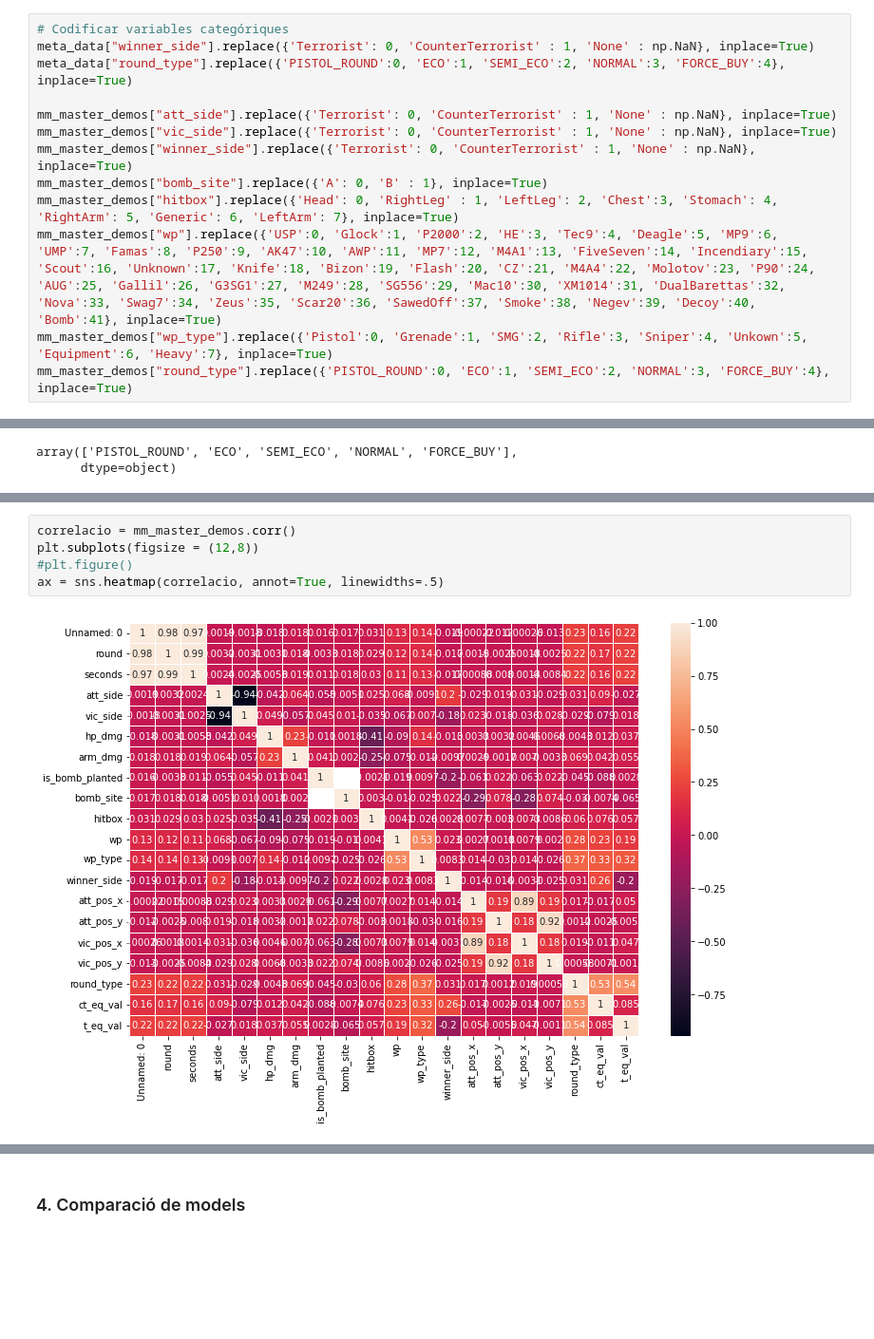
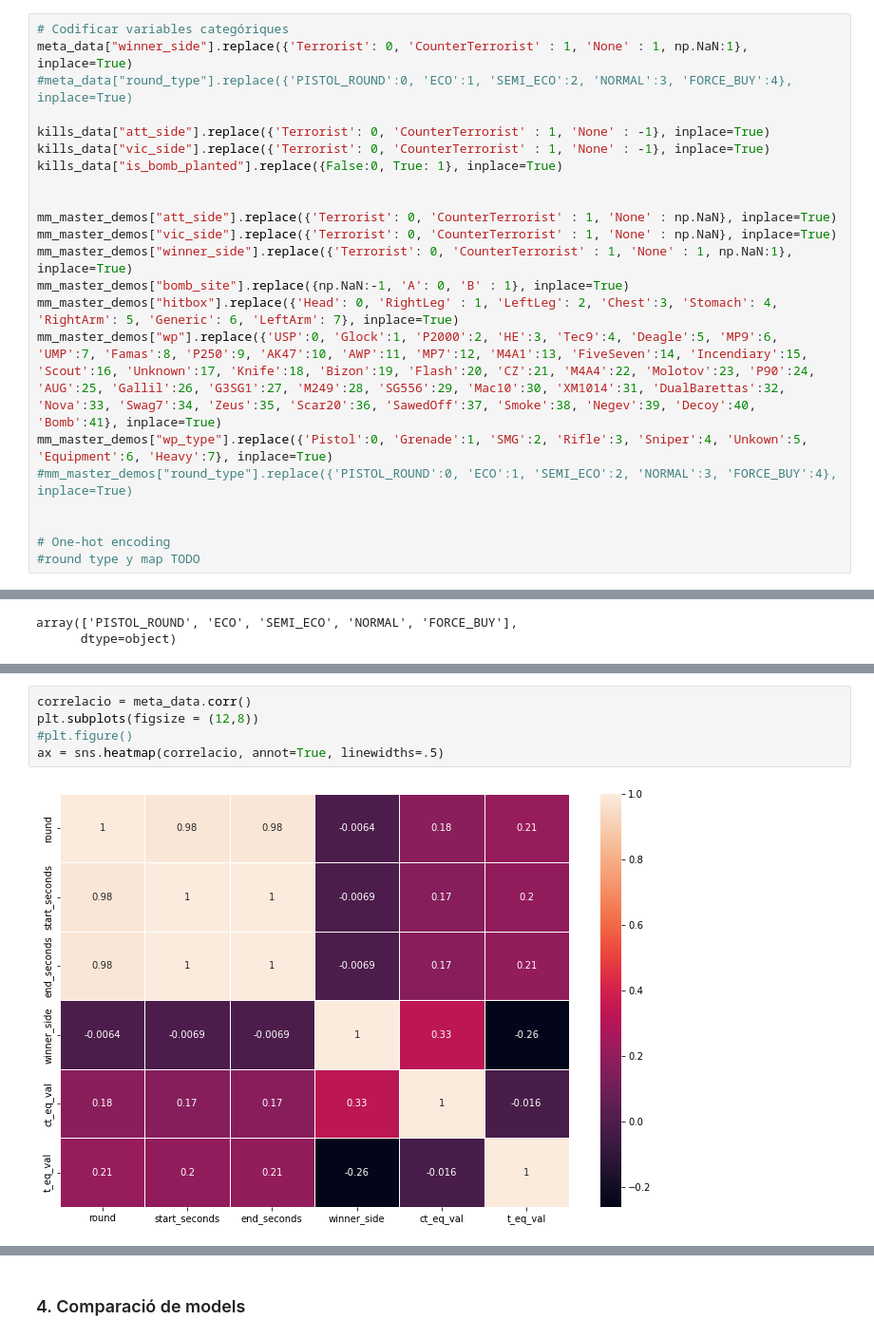
Before and after one commit to sergidiazlopez/APC-Kaggle-CSGO, a Jupyter notebook: cas-kaggle.ipynb, the cells around one changed output, grey strips where cells are left out. Shown at 95% size. Drawn from its saved outputs; the diff is of its cells as text; blank space fills up the shorter version.

```diff
--- a/cas-kaggle.ipynb
+++ b/cas-kaggle.ipynb
@@ -339,17 +339,26 @@ sns.barplot(x=side_counts.index, y=side_counts)
 [figure]
 # %%
 # Codificar variables categóriques
-meta_data["winner_side"].replace({'Terrorist': 0, 'CounterTerrorist' : 1, 'None' : np.NaN}, inplace=True)
-meta_data["round_type"].replace({'PISTOL_ROUND':0, 'ECO':1, 'SEMI_ECO':2, 'NORMAL':3, 'FORCE_BUY':4}, inplace=True)
+meta_data["winner_side"].replace({'Terrorist': 0, 'CounterTerrorist' : 1, 'None' : 1, np.NaN:1}, inplace=True)
+#meta_data["round_type"].replace({'PISTOL_ROUND':0, 'ECO':1, 'SEMI_ECO':2, 'NORMAL':3, 'FORCE_BUY':4}, inplace=True)
+
+kills_data["att_side"].replace({'Terrorist': 0, 'CounterTerrorist' : 1, 'None' : -1}, inplace=True)
+kills_data["vic_side"].replace({'Terrorist': 0, 'CounterTerrorist' : 1, 'None' : -1}, inplace=True)
+kills_data["is_bomb_planted"].replace({False:0, True: 1}, inplace=True)
+
 
 mm_master_demos["att_side"].replace({'Terrorist': 0, 'CounterTerrorist' : 1, 'None' : np.NaN}, inplace=True)
 mm_master_demos["vic_side"].replace({'Terrorist': 0, 'CounterTerrorist' : 1, 'None' : np.NaN}, inplace=True)
-mm_master_demos["winner_side"].replace({'Terrorist': 0, 'CounterTerrorist' : 1, 'None' : np.NaN}, inplace=True)
-mm_master_demos["bomb_site"].replace({'A': 0, 'B' : 1}, inplace=True)
+mm_master_demos["winner_side"].replace({'Terrorist': 0, 'CounterTerrorist' : 1, 'None' : 1, np.NaN:1}, inplace=True)
+mm_master_demos["bomb_site"].replace({np.NaN:-1, 'A': 0, 'B' : 1}, inplace=True)
 mm_master_demos["hitbox"].replace({'Head': 0, 'RightLeg' : 1, 'LeftLeg': 2, 'Chest':3, 'Stomach': 4, 'RightArm': 5, 'Generic': 6, 'LeftArm': 7}, inplace=True)
 mm_master_demos["wp"].replace({'USP':0, 'Glock':1, 'P2000':2, 'HE':3, 'Tec9':4, 'Deagle':5, 'MP9':6, 'UMP':7, 'Famas':8, 'P250':9, 'AK47':10, 'AWP':11, 'MP7':12, 'M4A1':13, 'FiveSeven':14, 'Incendiary':15, 'Scout':16, 'Unknown':17, 'Knife':18, 'Bizon':19, 'Flash':20, 'CZ':21, 'M4A4':22, 'Molotov':23, 'P90':24, 'AUG':25, 'Gallil':26, 'G3SG1':27, 'M249':28, 'SG556':29, 'Mac10':30, 'XM1014':31, 'DualBarettas':32, 'Nova':33, 'Swag7':34, 'Zeus':35, 'Scar20':36, 'SawedOff':37, 'Smoke':38, 'Negev':39, 'Decoy':40, 'Bomb':41}, inplace=True)
 mm_master_demos["wp_type"].replace({'Pistol':0, 'Grenade':1, 'SMG':2, 'Rifle':3, 'Sniper':4, 'Unkown':5, 'Equipment':6, 'Heavy':7}, inplace=True)
-mm_master_demos["round_type"].replace({'PISTOL_ROUND':0, 'ECO':1, 'SEMI_ECO':2, 'NORMAL':3, 'FORCE_BUY':4}, inplace=True)
+#mm_master_demos["round_type"].replace({'PISTOL_ROUND':0, 'ECO':1, 'SEMI_ECO':2, 'NORMAL':3, 'FORCE_BUY':4}, inplace=True)
+
+
+# One-hot encoding
+#round type y map TODO
 # %%
 mm_master_demos["round_type"].unique()
 # %% [output]
@@ -371,8 +378,8 @@ array([[<AxesSubplot:title={'center':'round'}>,
 # %%
-correlacio = mm_master_demos.corr()
+correlacio = meta_data.corr()
 plt.subplots(figsize = (12,8))
 #plt.figure()
 ax = sns.heatmap(correlacio, annot=True, linewidths=.5)
 # %% [output]
-[figure, old version]
+[figure, new version]
 # %%
```
Also changed, not shown: parts of 22 cells of this notebook.
